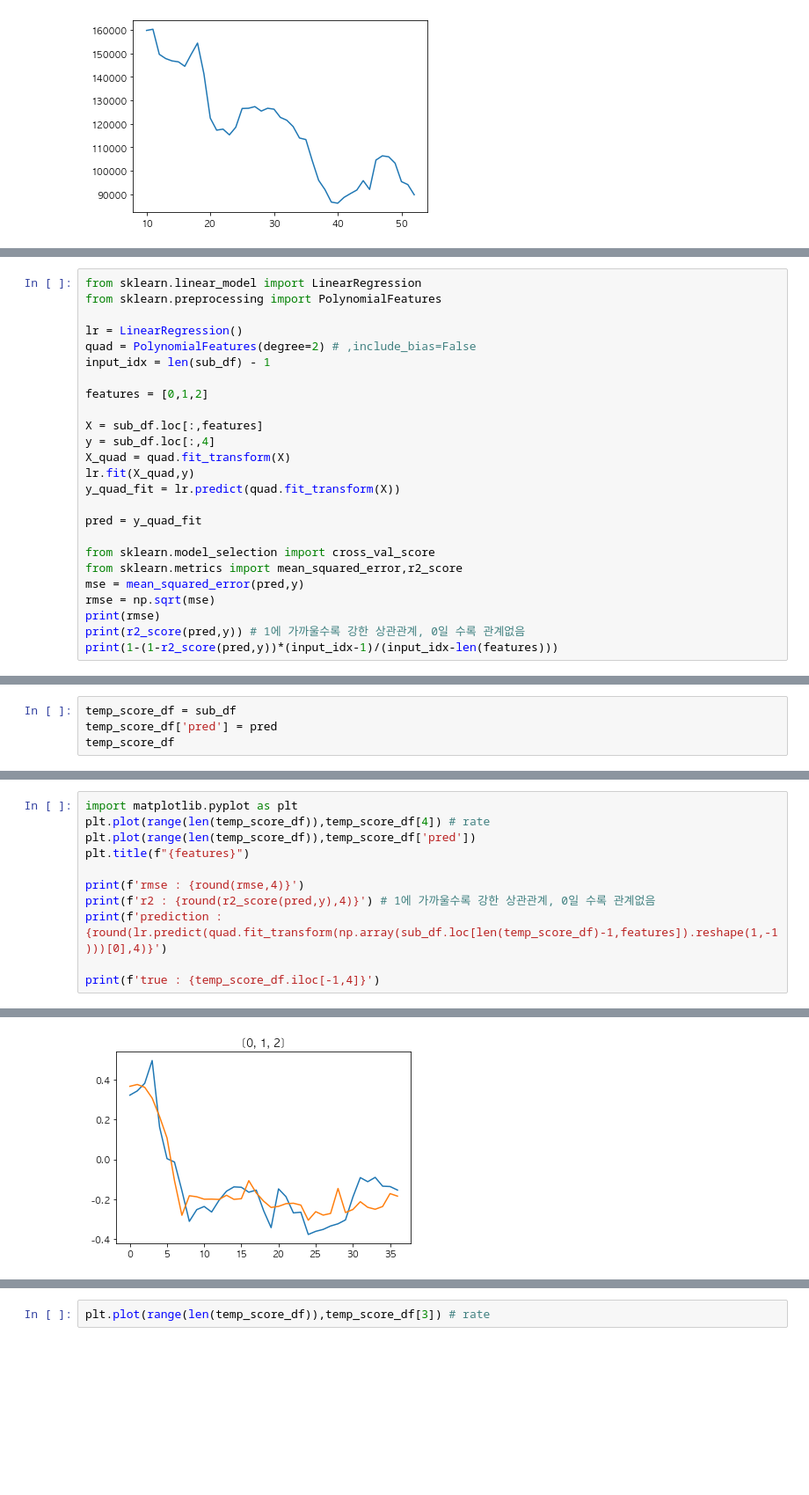
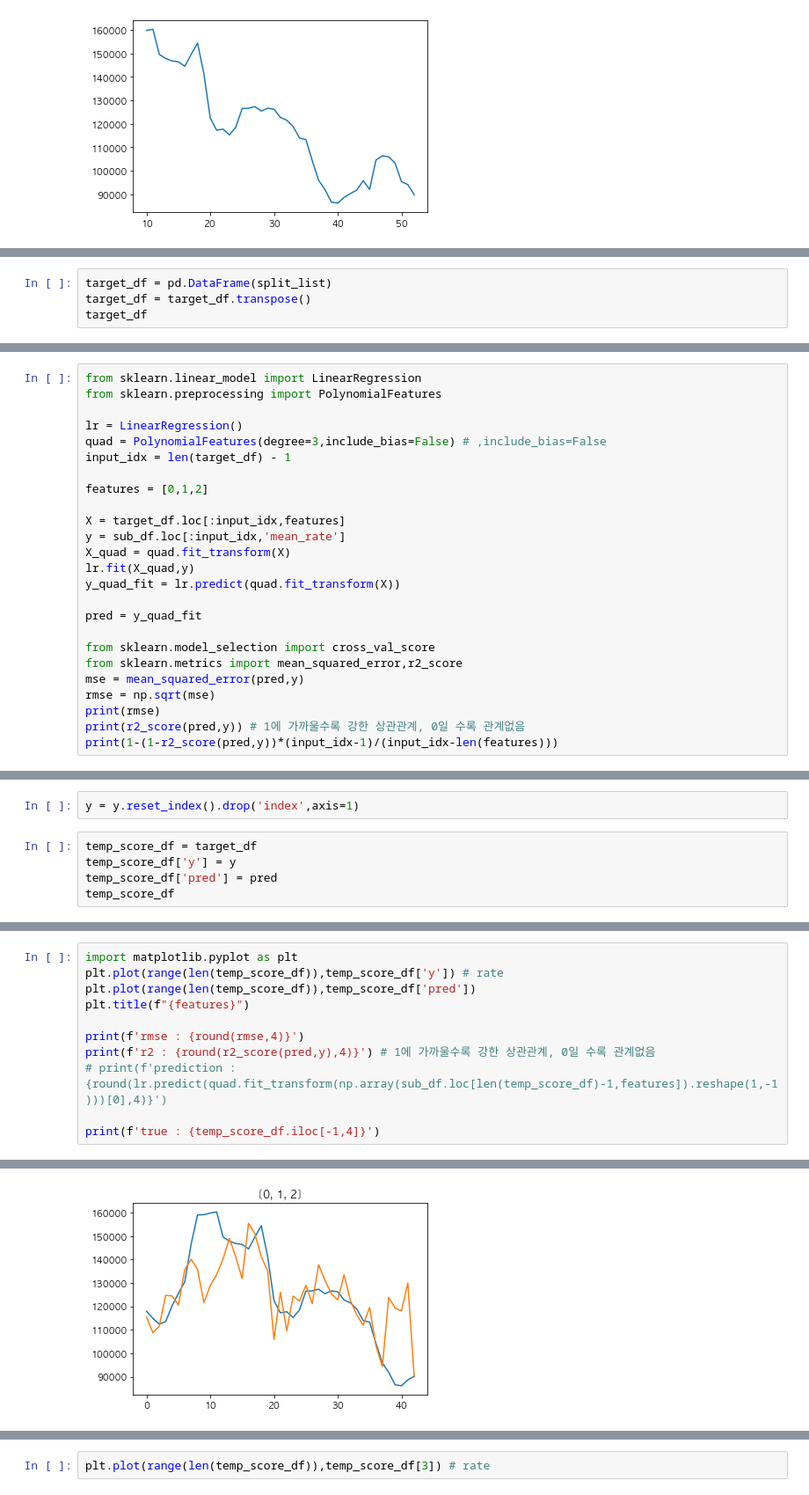
Before and after one commit to jjh0987/big_data_prac, a Jupyter notebook: big_data/lecture/week16/final02.ipynb, the cells around one changed output, grey strips where cells are left out. Shown at 88% size. Saved outputs shown, nothing was run; the diff lists cells and outputs as text; blank space fills up the shorter version.

```diff
--- a/big_data/lecture/week16/final02.ipynb
+++ b/big_data/lecture/week16/final02.ipynb
@@ -235,0 +269,4 @@ sub_df
+# %%
+target_df = pd.DataFrame(split_list)
+target_df = target_df.transpose()
+target_df
@@ -238,13 +293,13 @@ from sklearn.linear_model import LinearRegression
 from sklearn.preprocessing import PolynomialFeatures
 
 lr = LinearRegression()
-quad = PolynomialFeatures(degree=2) # ,include_bias=False
-input_idx = len(sub_df) - 1
+quad = PolynomialFeatures(degree=3,include_bias=False) # ,include_bias=False
+input_idx = len(target_df) - 1
 
 features = [0,1,2]
 
-X = sub_df.loc[:,features]
-y = sub_df.loc[:,4]
+X = target_df.loc[:input_idx,features]
+y = sub_df.loc[:input_idx,'mean_rate']
 X_quad = quad.fit_transform(X)
 lr.fit(X_quad,y)
 y_quad_fit = lr.predict(quad.fit_transform(X))
@@ -269,5 +324,8 @@ len(y_quad_fit)
+# %%
+y = y.reset_index().drop('index',axis=1)
 # %%
-temp_score_df = sub_df
+temp_score_df = target_df
+temp_score_df['y'] = y
 temp_score_df['pred'] = pred
 temp_score_df
 # %% [output]
@@ -291,12 +355,12 @@ temp_score_df
 # %%
 import matplotlib.pyplot as plt
-plt.plot(range(len(temp_score_df)),temp_score_df[4]) # rate
+plt.plot(range(len(temp_score_df)),temp_score_df['y']) # rate
 plt.plot(range(len(temp_score_df)),temp_score_df['pred'])
 plt.title(f"{features}")
 
 print(f'rmse : {round(rmse,4)}')
 print(f'r2 : {round(r2_score(pred,y),4)}') # 1에 가까울수록 강한 상관관계, 0일 수록 관계없음
-print(f'prediction : {round(lr.predict(quad.fit_transform(np.array(sub_df.loc[len(temp_score_df)-1,features]).reshape(1,-1)))[0],4)}')
+# print(f'prediction : {round(lr.predict(quad.fit_transform(np.array(sub_df.loc[len(temp_score_df)-1,features]).reshape(1,-1)))[0],4)}')
 
 print(f'true : {temp_score_df.iloc[-1,4]}')
 # %% [output]
@@ -307 +370 @@ true : -0.15359379351139069
-[figure, old version]
+[figure, new version]
```
Also changed, not shown: parts of 23 cells of this notebook, 7 other files.
